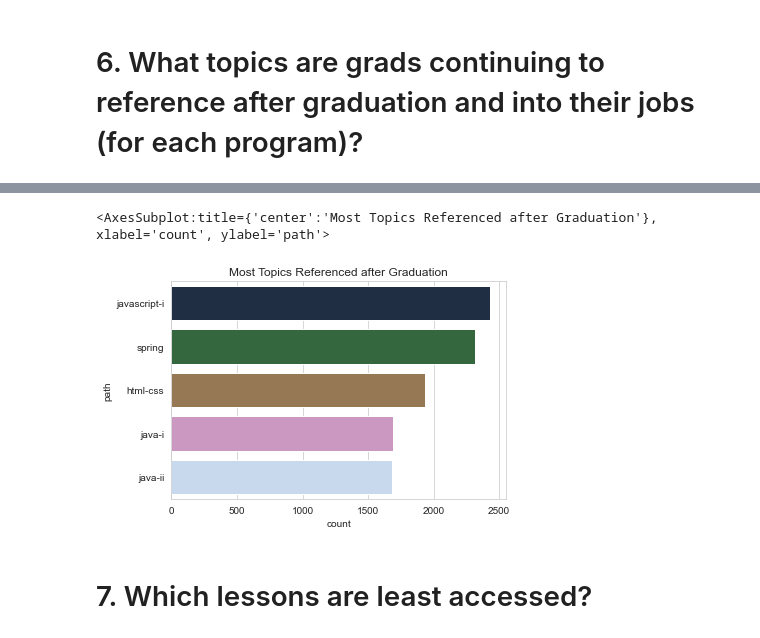
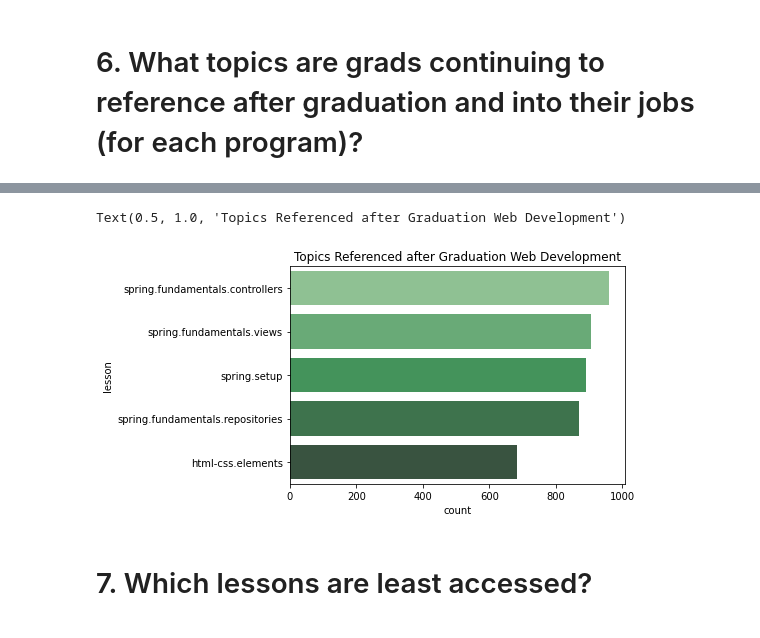
Before and after one commit to miller-cerna-laskowski-morris-eyring/anomaly-group-project, a Jupyter notebook: ray_eda.ipynb, the cells around one changed output, grey strips where cells are left out. Drawn from its saved outputs; the diff is of its cells as text; code cells hidden in the pictures.

```diff
--- a/ray_eda.ipynb
+++ b/ray_eda.ipynb
@@ -345,10 +323,11 @@ Text(0.5, 1.0, 'Topics Referenced after Graduation')
-# %%
-plt.title("Most Topics Referenced after Graduation")
-sns.countplot(y="path",data=grad_accessed_wd, palette="cubehelix",
-              order=grad_accessed_wd.path.value_counts().iloc[:5].index)
-# %% [output]
-<AxesSubplot:title={'center':'Most Topics Referenced after Graduation'}, xlabel='count', ylabel='path'>
-[figure, removed]
+# %%
+# plots the lessons on y-axis and counts on x-axis
+sns.countplot(y="lesson", data=grad_accessed_wd, palette="Greens_d",
+              order=grad_accessed_wd.lesson.value_counts()[1:6].index)
+plt.title("Topics Referenced after Graduation Web Development")
+# %% [output]
+Text(0.5, 1.0, 'Topics Referenced after Graduation Web Development')
+[figure, added]
 # %% [markdown]
 # 7. Which lessons are least accessed?
 # %%
```
Also changed, not shown: parts of 18 cells of this notebook.
